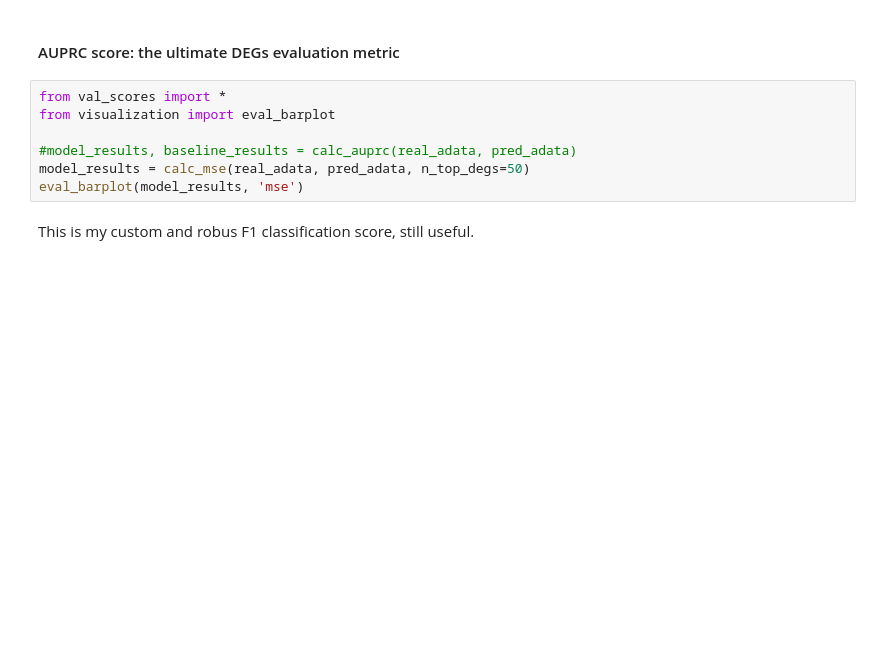
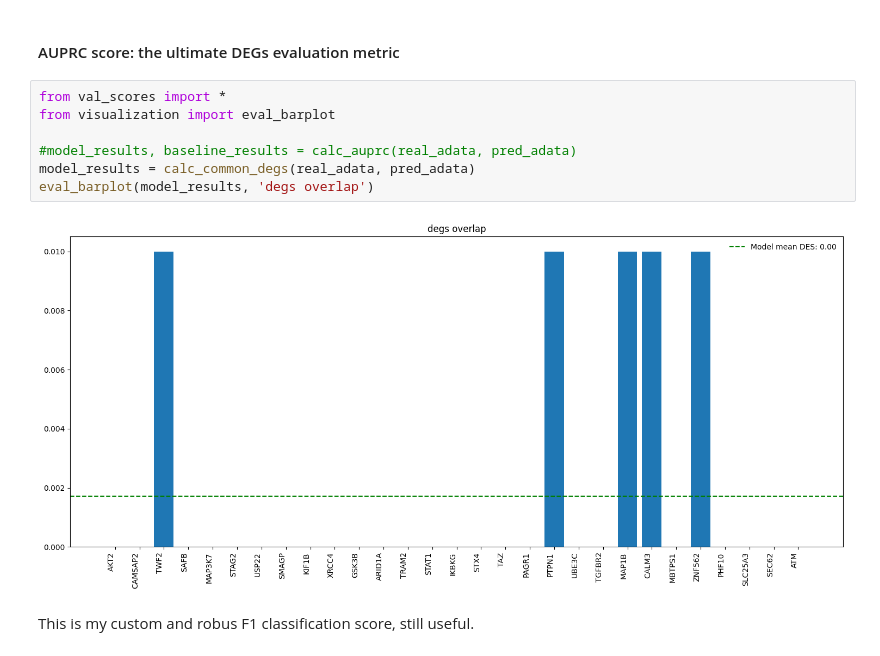
Before and after one commit to MCalabroCode/SPECTRA, a Jupyter notebook: spectra_v2_notebook_wandb.ipynb, the cells around one changed output. Cells and saved outputs as stored; diff of their text form; blank space fills up the shorter version.

```diff
--- a/spectra_v2_notebook_wandb.ipynb
+++ b/spectra_v2_notebook_wandb.ipynb
@@ -572,10 +590,12 @@ Average: 0.9922
 # %%
 from val_scores import *
 from visualization import eval_barplot
 
 #model_results, baseline_results = calc_auprc(real_adata, pred_adata)
-model_results = calc_mse(real_adata, pred_adata, n_top_degs=50)
-eval_barplot(model_results, 'mse')
+model_results = calc_common_degs(real_adata, pred_adata)
+eval_barplot(model_results, 'degs overlap')
+# %% [output]
+[figure, added]
 # %% [markdown]
 This is my custom and robus F1 classification score, still useful.
 # %%
```
Also changed, not shown: parts of 23 cells of this notebook, 7 other files.
